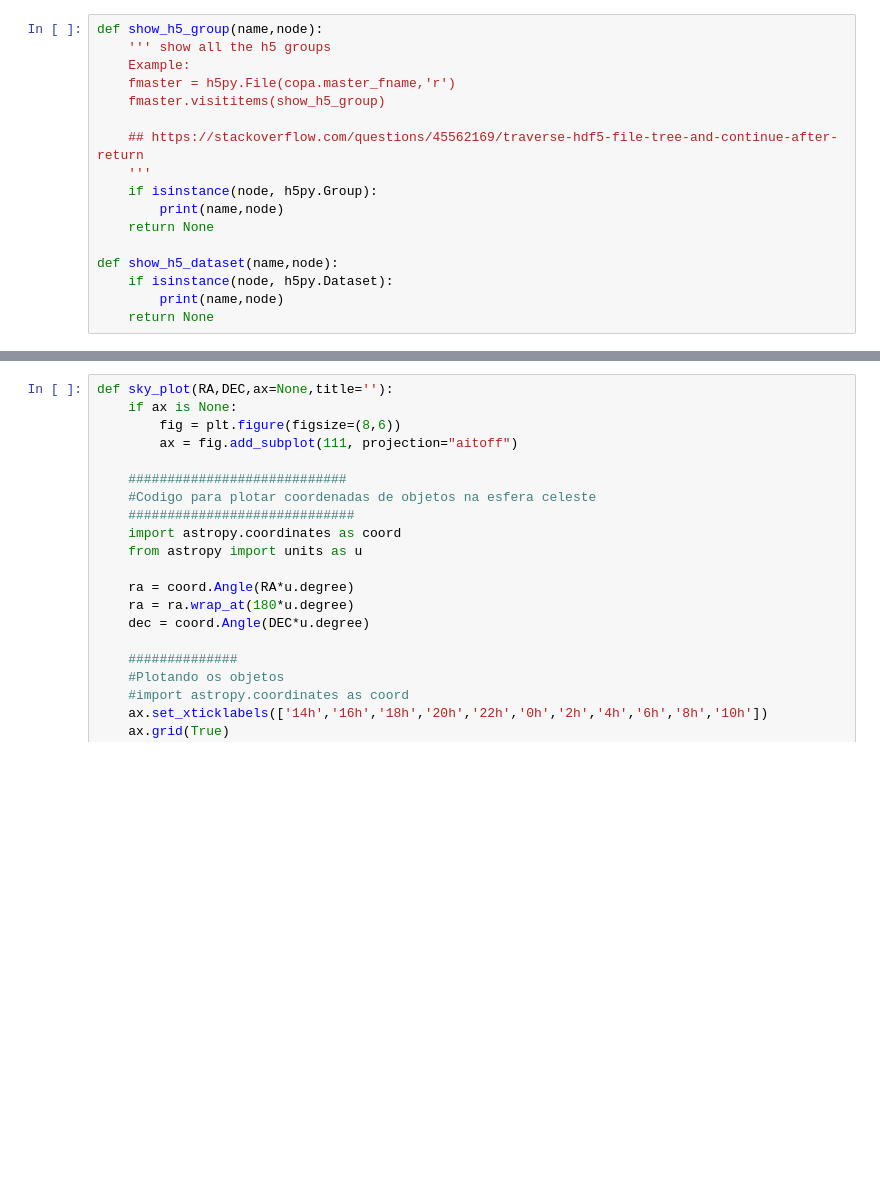
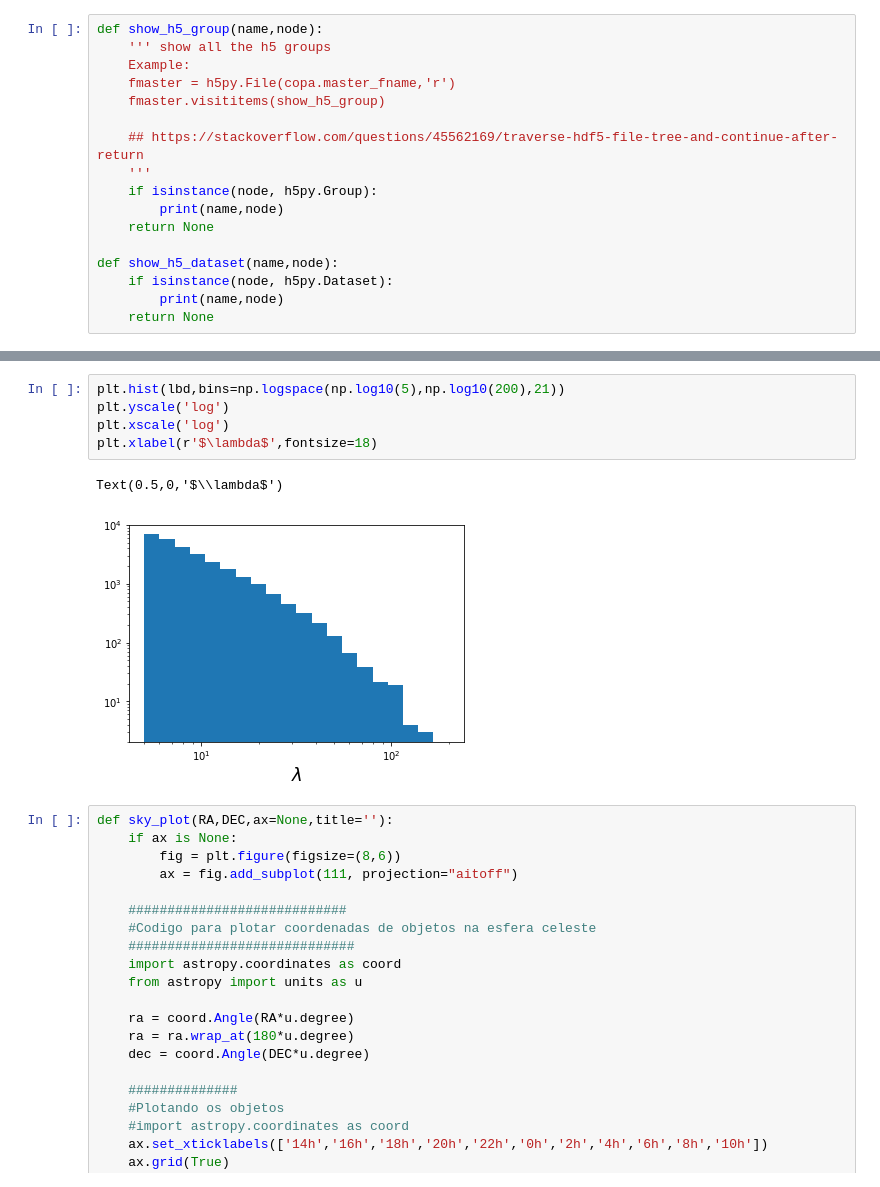
Before and after one commit to estevesjh/CopacabanaRuns, a Jupyter notebook: selection/notebooks/selectHalos.ipynb, the cells around one changed output, grey strips where cells are left out. Saved outputs shown, nothing was run; the diff lists cells and outputs as text; blank space fills up the shorter version.

```diff
--- a/selection/notebooks/selectHalos.ipynb
+++ b/selection/notebooks/selectHalos.ipynb
@@ -205,3 +117,11 @@ _ = plt.xticks(np.arange(0.1,1.,0.2))
+# %%
+plt.hist(lbd,bins=np.logspace(np.log10(5),np.log10(200),21))
+plt.yscale('log')
+plt.xscale('log')
+plt.xlabel(r'$\lambda$',fontsize=18)
+# %% [output]
+Text(0.5,0,'$\\lambda$')
+[figure, added]
 # %%
 def sky_plot(RA,DEC,ax=None,title=''):
     if ax is None:
```
Also changed, not shown: parts of 96 cells of this notebook, 3 other files.
